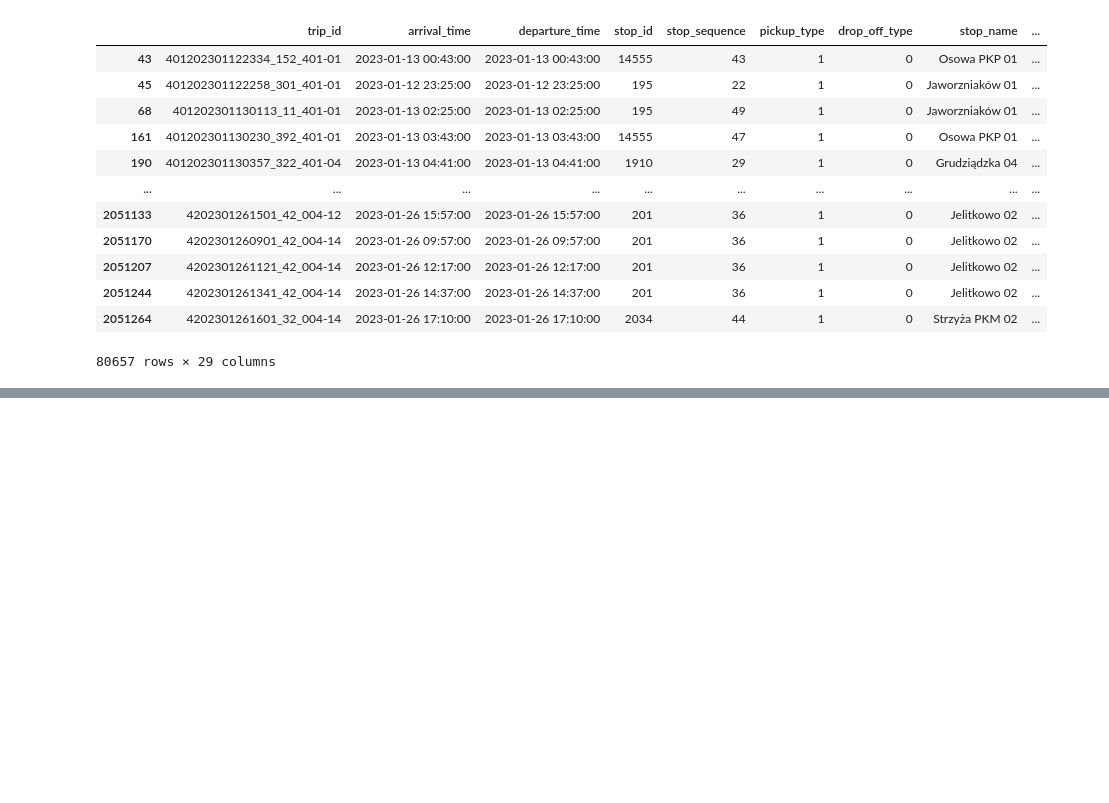
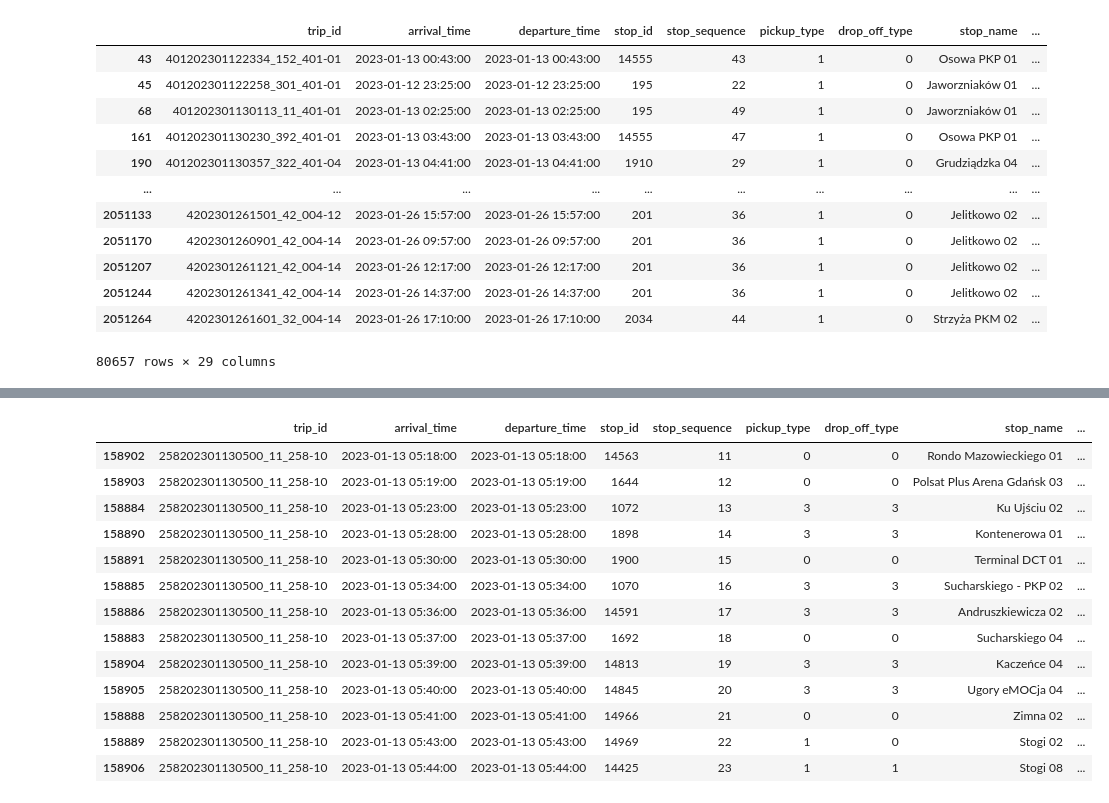
Before and after one commit to Mazurel/PG-Hackaton-2023, a Jupyter notebook: solution/testing.ipynb, the cells around one changed output, grey strips where cells are left out. Drawn from its saved outputs; the diff is of its cells as text; code cells hidden in the pictures; blank space fills up the shorter version.

```diff
--- a/solution/testing.ipynb
+++ b/solution/testing.ipynb
@@ -88,0 +107,21 @@ result[(result['drop_off_type'] == 0) & (result['pickup_type'] == 1)]
+# %%
+trip_id = trip_idser[2]
+stop_id = 14563
+x = pd.DataFrame(result[result['trip_id'] == trip_id].sort_values(by=['stop_sequence']))
+x[x['stop_sequence'] >= x[x['stop_id'] == stop_id]['stop_sequence'].values[0]]
+# x[x['stop_id'] == stop_id]['stop_sequence'].values[0]
+# %% [output]
+|  | trip_id | arrival_time | departure_time | stop_id | stop_sequence | pickup_type | drop_off_type | stop_name | ... |
+| 158902 | 258202301130500_11_258-10 | 2023-01-13 05:18:00 | 2023-01-13 05:18:00 | 14563 | 11 | 0 | 0 | Rondo Mazowieckiego 01 | ... |
+| 158903 | 258202301130500_11_258-10 | 2023-01-13 05:19:00 | 2023-01-13 05:19:00 | 1644 | 12 | 0 | 0 | Polsat Plus Arena Gdańsk 03 | ... |
+| 158884 | 258202301130500_11_258-10 | 2023-01-13 05:23:00 | 2023-01-13 05:23:00 | 1072 | 13 | 3 | 3 | Ku Ujściu 02 | ... |
+| 158890 | 258202301130500_11_258-10 | 2023-01-13 05:28:00 | 2023-01-13 05:28:00 | 1898 | 14 | 3 | 3 | Kontenerowa 01 | ... |
+| 158891 | 258202301130500_11_258-10 | 2023-01-13 05:30:00 | 2023-01-13 05:30:00 | 1900 | 15 | 0 | 0 | Terminal DCT 01 | ... |
+| 158885 | 258202301130500_11_258-10 | 2023-01-13 05:34:00 | 2023-01-13 05:34:00 | 1070 | 16 | 3 | 3 | Sucharskiego - PKP 02 | ... |
+| 158886 | 258202301130500_11_258-10 | 2023-01-13 05:36:00 | 2023-01-13 05:36:00 | 14591 | 17 | 3 | 3 | Andruszkiewicza 02 | ... |
+| 158883 | 258202301130500_11_258-10 | 2023-01-13 05:37:00 | 2023-01-13 05:37:00 | 1692 | 18 | 0 | 0 | Sucharskiego 04 | ... |
+| 158904 | 258202301130500_11_258-10 | 2023-01-13 05:39:00 | 2023-01-13 05:39:00 | 14813 | 19 | 3 | 3 | Kaczeńce 04 | ... |
+| 158905 | 258202301130500_11_258-10 | 2023-01-13 05:40:00 | 2023-01-13 05:40:00 | 14845 | 20 | 3 | 3 | Ugory eMOCja 04 | ... |
+| 158888 | 258202301130500_11_258-10 | 2023-01-13 05:41:00 | 2023-01-13 05:41:00 | 14966 | 21 | 0 | 0 | Zimna 02 | ... |
+| 158889 | 258202301130500_11_258-10 | 2023-01-13 05:43:00 | 2023-01-13 05:43:00 | 14969 | 22 | 1 | 0 | Stogi 02 | ... |
+| 158906 | 258202301130500_11_258-10 | 2023-01-13 05:44:00 | 2023-01-13 05:44:00 | 14425 | 23 | 1 | 1 | Stogi 08 | ... |
```
Also changed, not shown: parts of 7 cells of this notebook.
